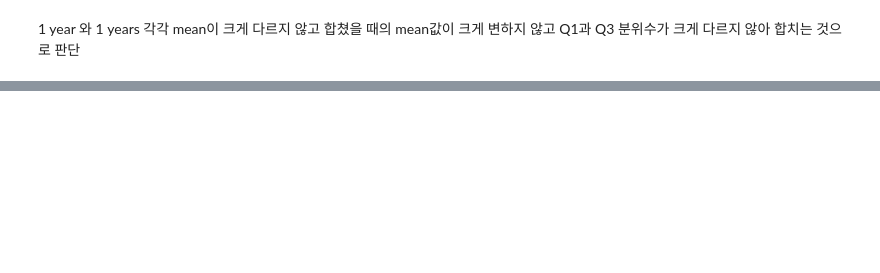
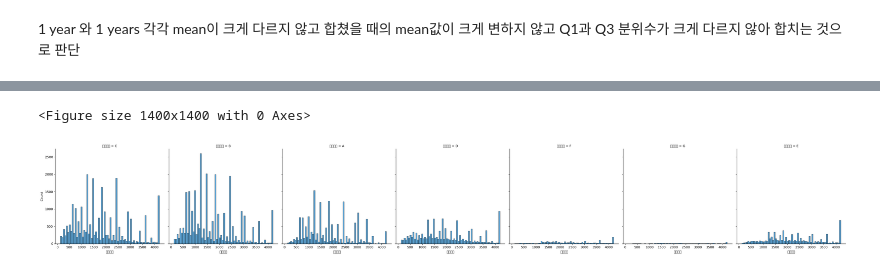
Before and after one commit to youse0ng/AICE_, a Jupyter notebook: open/데이터.ipynb, the cells around one changed output, grey strips where cells are left out. Cells and saved outputs as stored; diff of their text form; code cells hidden in the pictures; blank space fills up the shorter version.

```diff
--- a/open/데이터.ipynb
+++ b/open/데이터.ipynb
@@ -118,9 +142,3 @@ dataframe[(dataframe['근로기간']=='1 years') | (dataframe['근로기간']=='
 | max | 4200.000000 | 120000.000000 | 46.710000 | 90.000000 | 14.000000 | 3979.389600 | 415.470000 | 4.138800 | 1.000000 |
 # %% [markdown]
 1 year 와 1 years 각각 mean이 크게 다르지 않고 합쳤을 때의 mean값이 크게 변하지 않고 Q1과 Q3 분위수가 크게 다르지 않아 합치는 것으로 판단
-# %%
-dataframe[dataframe['근로기간']=='1 years'] = '1 year' # 56개의 '1 years'를 '1 year' 로 변경한 뒤 잘 변경되었는가 확인
-dataframe[dataframe['근로기간']=='3'] = '3 years'
-dataframe[dataframe['근로기간']=='<1 year'] = '< 1 year'
-dataframe[dataframe['근로기간']=='10+years'] = '10+ years'
-dataframe['근로기간'].value_counts() # 변경되었는가 확인
@@ -146,0 +201,6 @@ plt.bar(dataframe['근로기간'].value_counts().index,dataframe['근로기간']
+# %%
+data = dataframe[['대출등급','대출금액(만원)']].rename(columns={'대출금액(만원)': '대출금액'})
+data.groupby('대출등급').describe()
+
+fit = smf.ols('대출금액 ~ 대출등급',data).fit()
+sm.stats.anova_lm(fit,typ=1)
@@ -146,0 +227,7 @@ plt.bar(dataframe['근로기간'].value_counts().index,dataframe['근로기간']
+# %%
+plt.figure(figsize=(14,14))
+sns.displot(data=data, x='대출금액',col='대출등급')
+plt.show()
+# %% [output]
+<Figure size 1400x1400 with 0 Axes>
+[figure, added]
```
Also changed, not shown: parts of 14 cells of this notebook.
